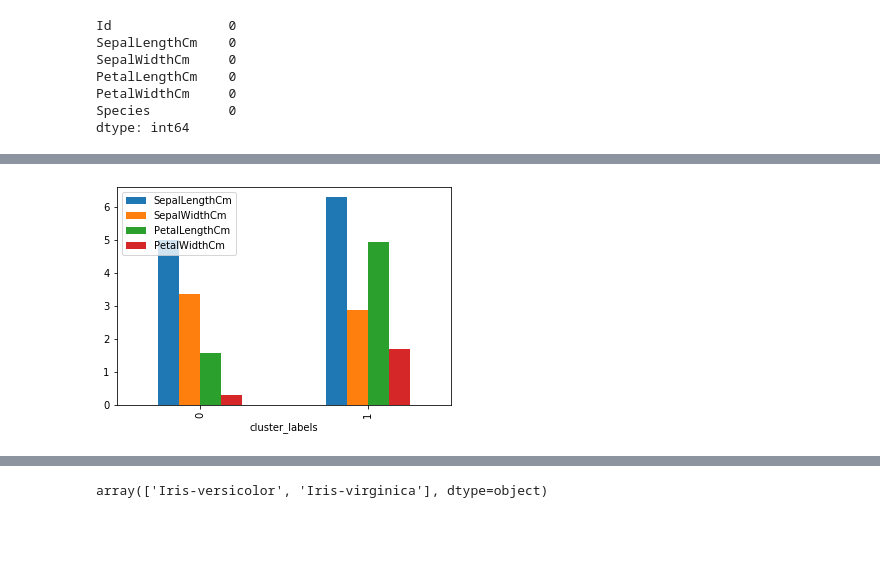
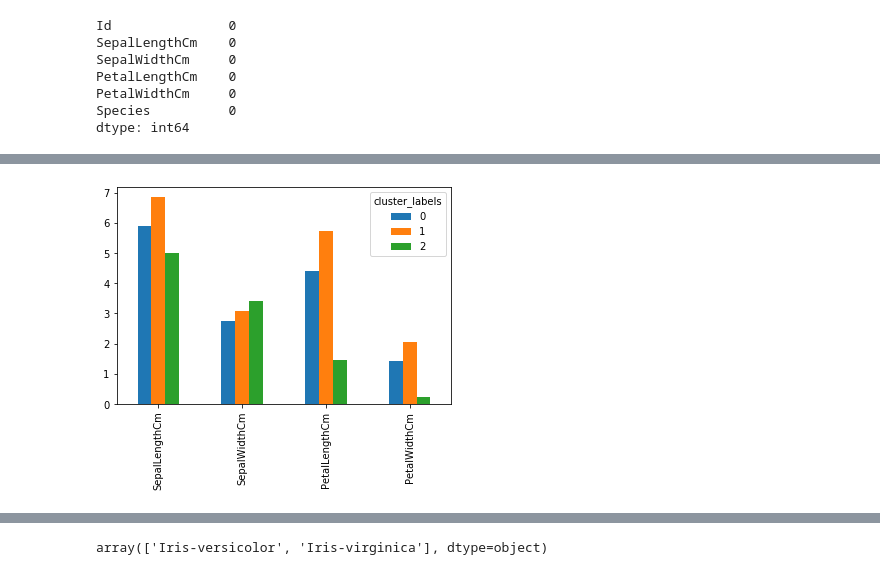
Before and after one commit to Andy-Nkumane/Iris_Species-Clustering, a Jupyter notebook: Iris_Species-Clustering.ipynb, the cells around one changed output, grey strips where cells are left out. Saved outputs shown, nothing was run; the diff lists cells and outputs as text; code cells hidden in the pictures; blank space fills up the shorter version.

```diff
--- a/Iris_Species-Clustering.ipynb
+++ b/Iris_Species-Clustering.ipynb
@@ -71,6 +93,6 @@ cluster_labels
 Name: Id, dtype: int64
 # %%
-iris.groupby('cluster_labels')[['SepalLengthCm','SepalWidthCm','PetalLengthCm', 'PetalWidthCm']].mean().plot(kind='bar')
+iris.groupby('cluster_labels')[['SepalLengthCm','SepalWidthCm','PetalLengthCm', 'PetalWidthCm']].mean().transpose().plot(kind='bar')
 plt.show()
 # %% [output]
-[figure, old version]
+[figure, new version]
```
Also changed, not shown: parts of 20 cells of this notebook.
